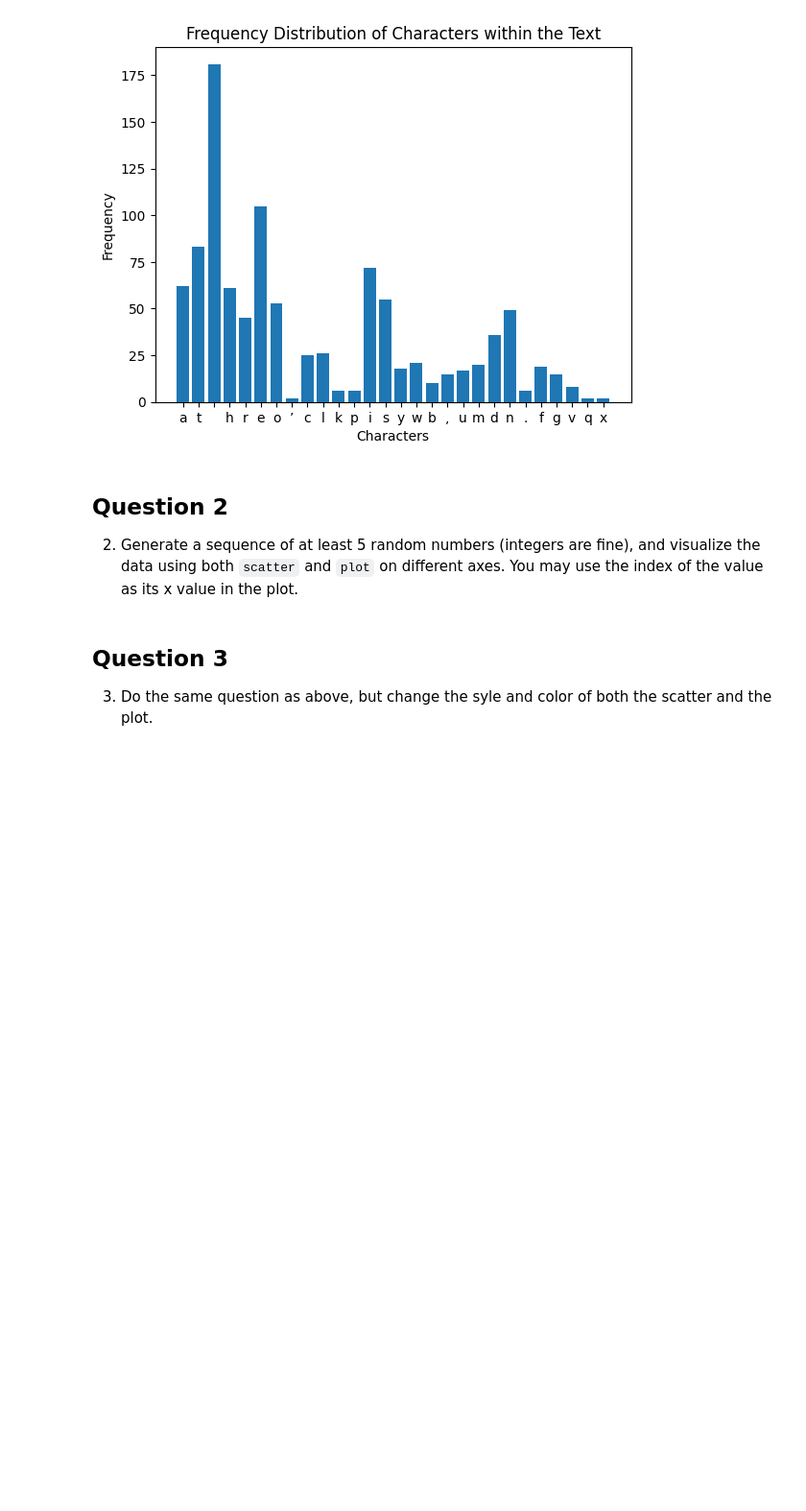
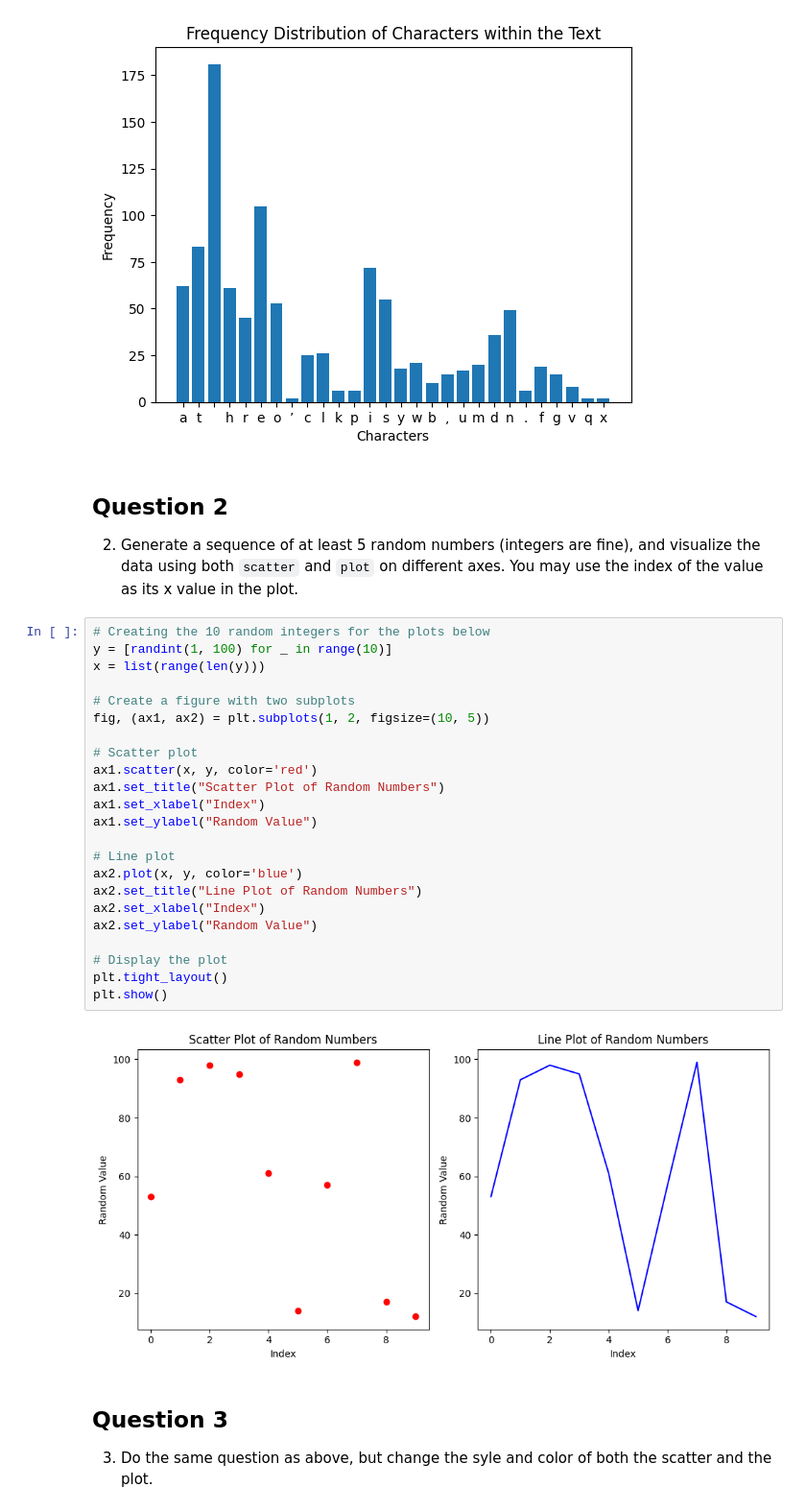
Before and after one commit to K-Bromley/module_03_pyplot, a Jupyter notebook: pyplot.ipynb, the cells around one changed output. Shown: that part at 96% size. Saved outputs shown, nothing was run; the diff lists cells and outputs as text; blank space fills up the shorter version.

```diff
--- a/pyplot.ipynb
+++ b/pyplot.ipynb
@@ -77,6 +77,31 @@ plt.show()
 # %% [markdown]
 ## Question 2
 2. Generate a sequence of at least 5 random numbers (integers are fine), and visualize the data using both `scatter` and `plot` on different axes.  You may use the index of the value as its x value in the plot.
+# %%
+# Creating the 10 random integers for the plots below
+y = [randint(1, 100) for _ in range(10)]
+x = list(range(len(y)))
+
+# Create a figure with two subplots
+fig, (ax1, ax2) = plt.subplots(1, 2, figsize=(10, 5))
+
+# Scatter plot
+ax1.scatter(x, y, color='red')
+ax1.set_title("Scatter Plot of Random Numbers")
+ax1.set_xlabel("Index")
+ax1.set_ylabel("Random Value")
+
+# Line plot
+ax2.plot(x, y, color='blue')
+ax2.set_title("Line Plot of Random Numbers")
+ax2.set_xlabel("Index")
+ax2.set_ylabel("Random Value")
+
+# Display the plot
+plt.tight_layout()
+plt.show()
+# %% [output]
+[figure, added]
 # %% [markdown]
 ## Question 3
 3. Do the same question as above, but change the syle and color of both the scatter and the plot.
```
